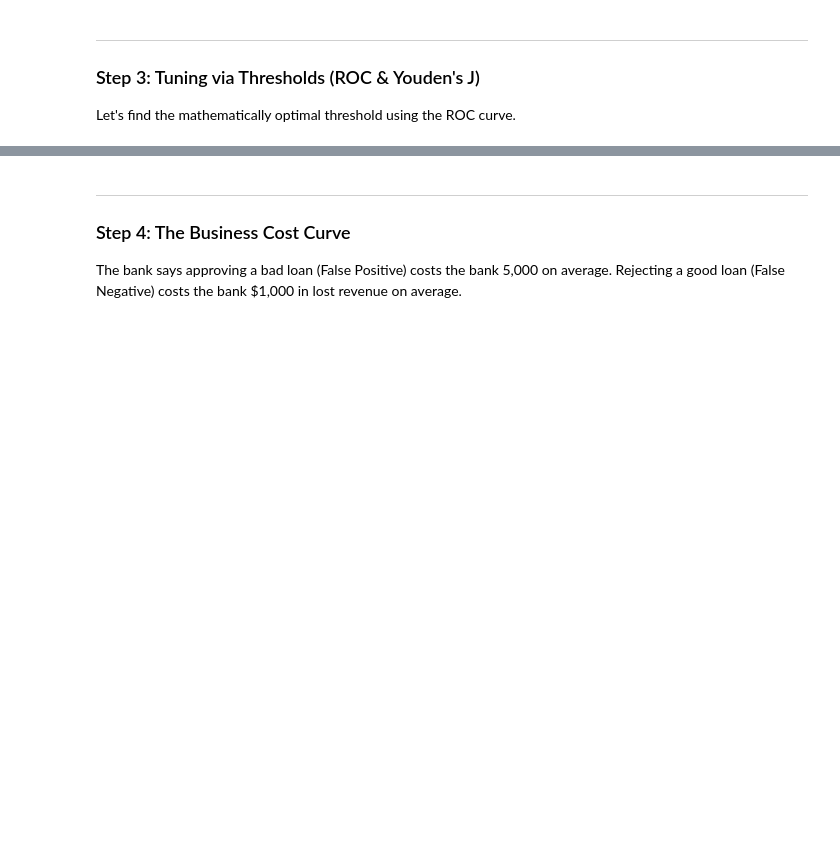
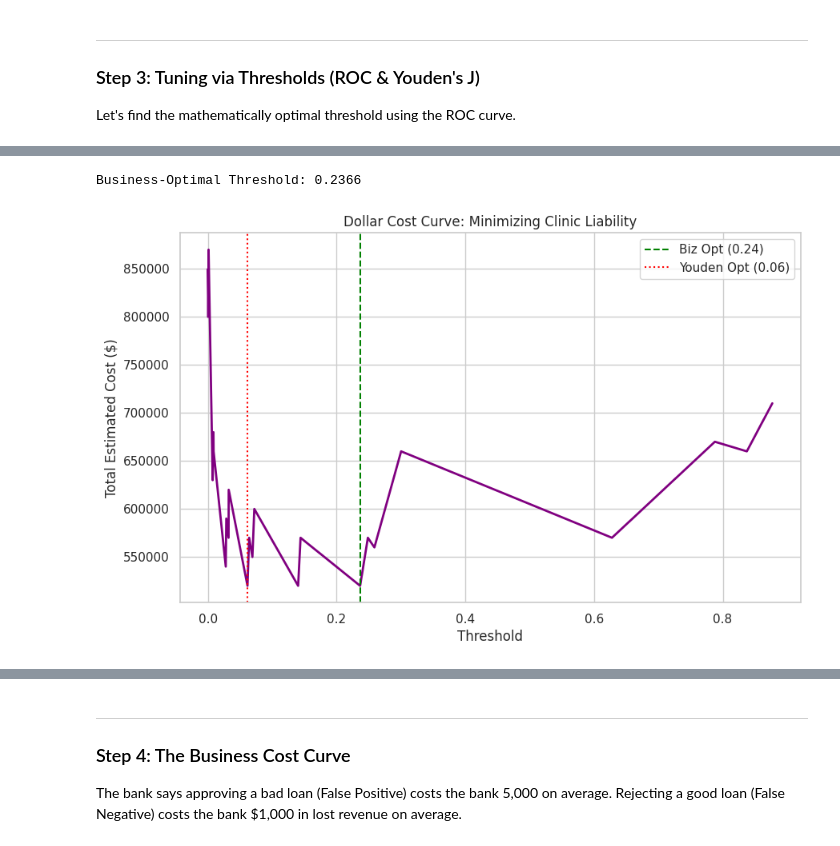
Before and after one commit to bsheese/cs377, a Jupyter notebook: 18_classification/18_1_Classification_Basics/18_1_4_x_Exercise_Two_Parts.ipynb, the cells around one changed output, grey strips where cells are left out. Saved outputs shown, nothing was run; the diff lists cells and outputs as text; code cells hidden in the pictures; blank space fills up the shorter version.

```diff
--- a/18_classification/18_1_Classification_Basics/18_1_4_x_Exercise_Two_Parts.ipynb
+++ b/18_classification/18_1_Classification_Basics/18_1_4_x_Exercise_Two_Parts.ipynb
@@ -134,0 +145,31 @@ Youden's J suggests a lower threshold. Use the code block below to apply this th
+# %%
+# TODO: Fill in the costs provided in the narrative
+COST_FP = 10000
+COST_FN = 50000
+
+def calculate_total_cost(y_true, y_probs, threshold):
+    preds = (y_probs >= threshold).astype(int)
+    # Note: If a threshold results in only one class being predicted,
+    # confusion_matrix might return a 1x1 array unless labels are specified.
+    cm = confusion_matrix(y_true, preds, labels=[0, 1])
+    tn, fp, fn, tp = cm.ravel()
+    return (fp * COST_FP) + (fn * COST_FN)
+
+# Use the actual thresholds from our ROC curve for precision
+valid_thresholds = thresholds[(thresholds >= 0) & (thresholds <= 1)]
+costs = [calculate_total_cost(y_test, y_proba, t) for t in valid_thresholds]
+
+biz_opt_threshold = valid_thresholds[np.argmin(costs)]
+print(f"Business-Optimal Threshold: {biz_opt_threshold:.4f}")
+
+plt.plot(valid_thresholds, costs, color='purple', lw=2)
+plt.axvline(biz_opt_threshold, color='green', linestyle='--', label=f'Biz Opt ({biz_opt_threshold:.2f})')
+plt.axvline(opt_threshold, color='red', linestyle=':', label=f'Youden Opt ({opt_threshold:.2f})')
+plt.title("Dollar Cost Curve: Minimizing Clinic Liability")
+plt.xlabel("Threshold")
+plt.ylabel("Total Estimated Cost ($)")
+plt.legend()
+plt.show()
+# %% [output]
+Business-Optimal Threshold: 0.2366
+[figure, added]
```
Also changed, not shown: parts of 16 cells of this notebook, 1 other file.
